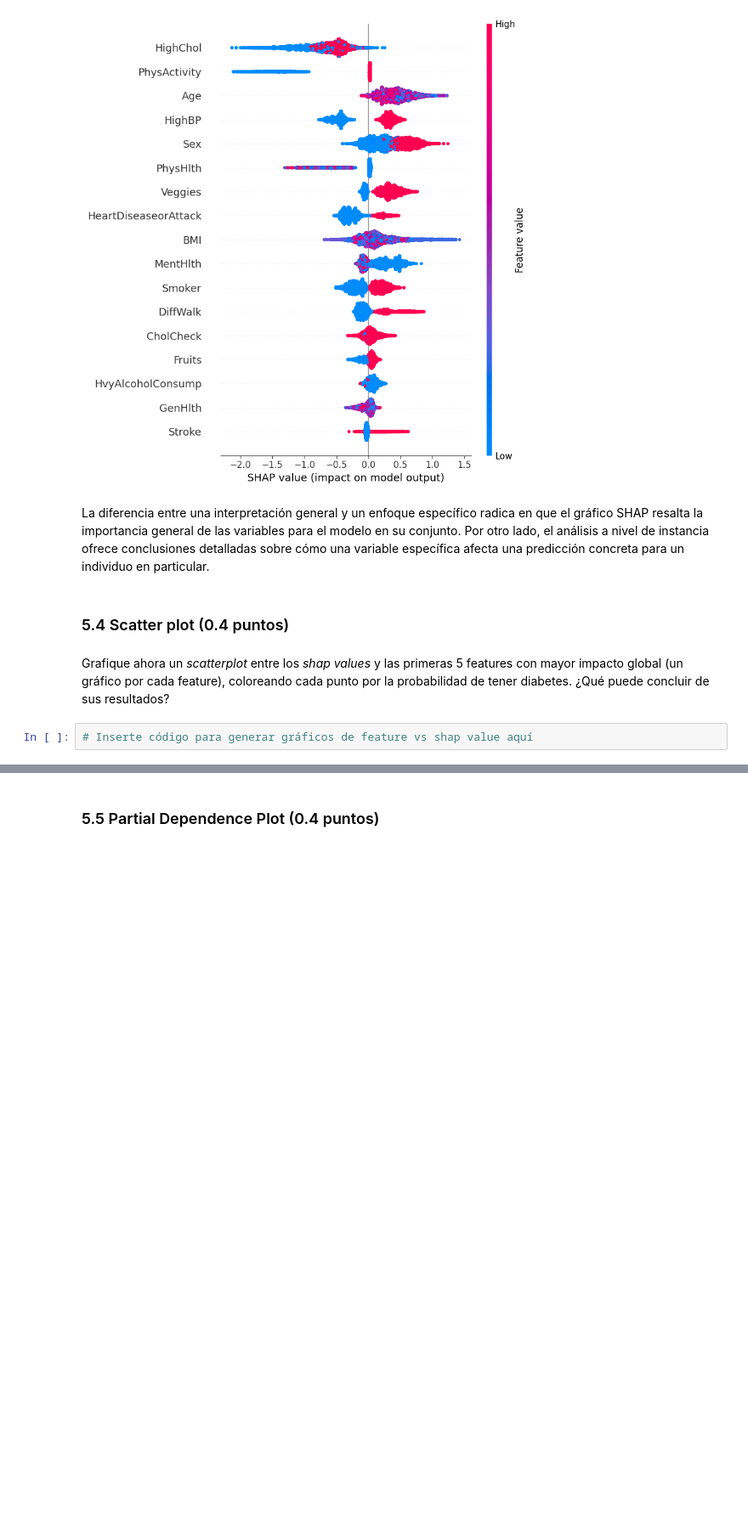
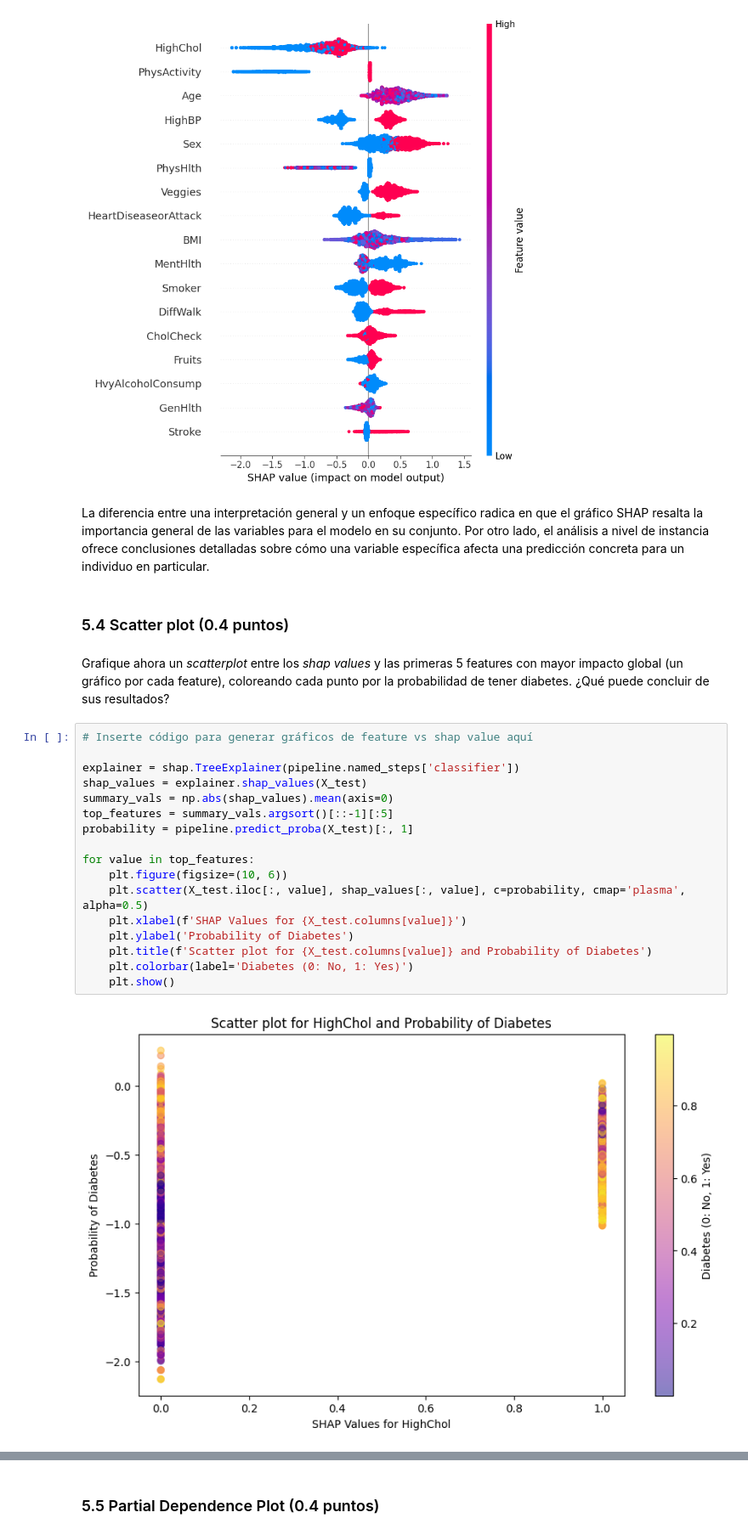
Before and after one commit to melaniejalea/Laboratorios-MDS7202, a Jupyter notebook: Laboratorio 10/lab10.ipynb, the cells around one changed output, grey strips where cells are left out. Shown at 85% size. Saved outputs shown, nothing was run; the diff lists cells and outputs as text; blank space fills up the shorter version.

```diff
--- a/Laboratorio 10/lab10.ipynb
+++ b/Laboratorio 10/lab10.ipynb
@@ -514,5 +512,22 @@ La diferencia entre una interpretación general y un enfoque específico radica
 ### 5.4 Scatter plot (0.4 puntos)
 # %% [markdown]
 Grafique ahora un *scatterplot* entre los *shap values* y las primeras 5 features con mayor impacto global (un gráfico por cada feature), coloreando cada punto por la probabilidad de tener diabetes. ¿Qué puede concluir de sus resultados?
-# %%
-# Inserte código para generar gráficos de feature vs shap value aquí
+# %%
+# Inserte código para generar gráficos de feature vs shap value aquí
+
+explainer = shap.TreeExplainer(pipeline.named_steps['classifier'])
+shap_values = explainer.shap_values(X_test)
+summary_vals = np.abs(shap_values).mean(axis=0)
+top_features = summary_vals.argsort()[::-1][:5]
+probability = pipeline.predict_proba(X_test)[:, 1]
+
+for value in top_features:
+    plt.figure(figsize=(10, 6))
+    plt.scatter(X_test.iloc[:, value], shap_values[:, value], c=probability, cmap='plasma', alpha=0.5)
+    plt.xlabel(f'SHAP Values for {X_test.columns[value]}')
+    plt.ylabel('Probability of Diabetes')
+    plt.title(f'Scatter plot for {X_test.columns[value]} and Probability of Diabetes')
+    plt.colorbar(label='Diabetes (0: No, 1: Yes)')
+    plt.show()
+# %% [output]
+[figure, added]
```
Also changed, not shown: parts of 21 cells of this notebook.
